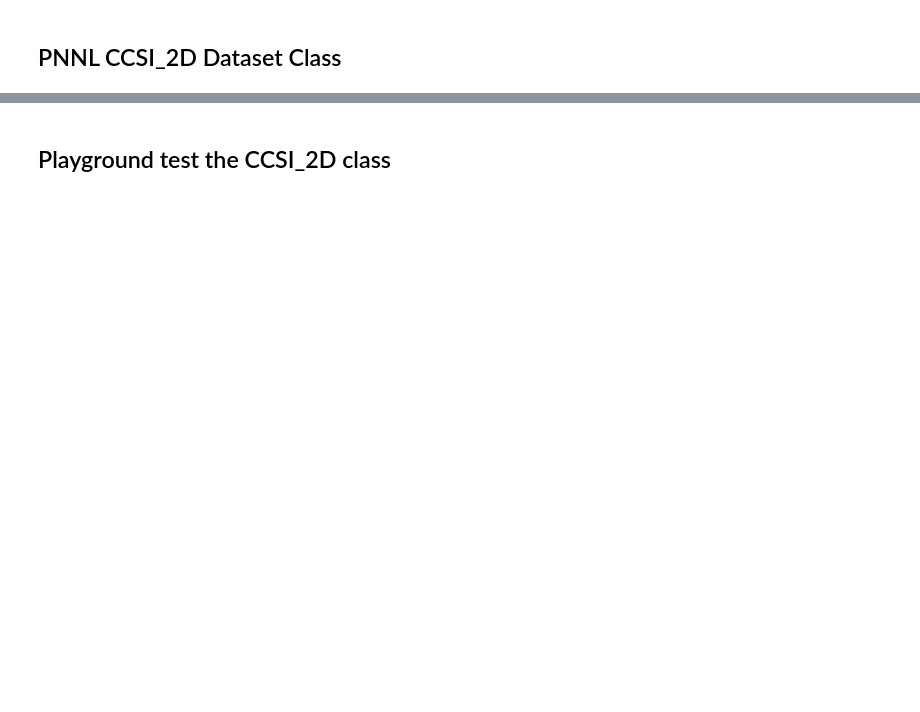
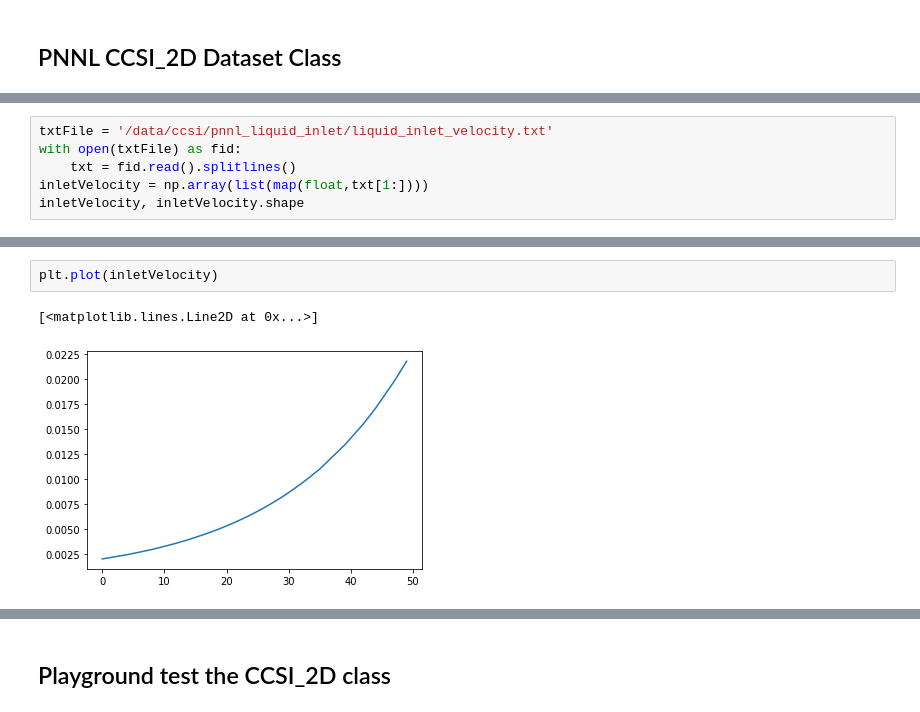
Before and after one commit to dwidemann/surrogates4sims, a Jupyter notebook: 01_pnnl_dataset.ipynb, the cells around one changed output, grey strips where cells are left out. Cells and saved outputs as stored; diff of their text form; blank space fills up the shorter version.

```diff
--- a/01_pnnl_dataset.ipynb
+++ b/01_pnnl_dataset.ipynb
@@ -242,0 +386,6 @@ def inversePreprocessFcn(X,mx=[5.46,4.1,1.,2012.],
+# %%
+txtFile = '/data/ccsi/pnnl_liquid_inlet/liquid_inlet_velocity.txt'
+with open(txtFile) as fid:
+    txt = fid.read().splitlines()
+inletVelocity = np.array(list(map(float,txt[1:])))
+inletVelocity, inletVelocity.shape
@@ -242,0 +401,5 @@ def inversePreprocessFcn(X,mx=[5.46,4.1,1.,2012.],
+# %%
+plt.plot(inletVelocity)
+# %% [output]
+[<matplotlib.lines.Line2D at 0x...>]
+[figure, added]
```
Also changed, not shown: parts of 102 cells of this notebook, 3 other files.
